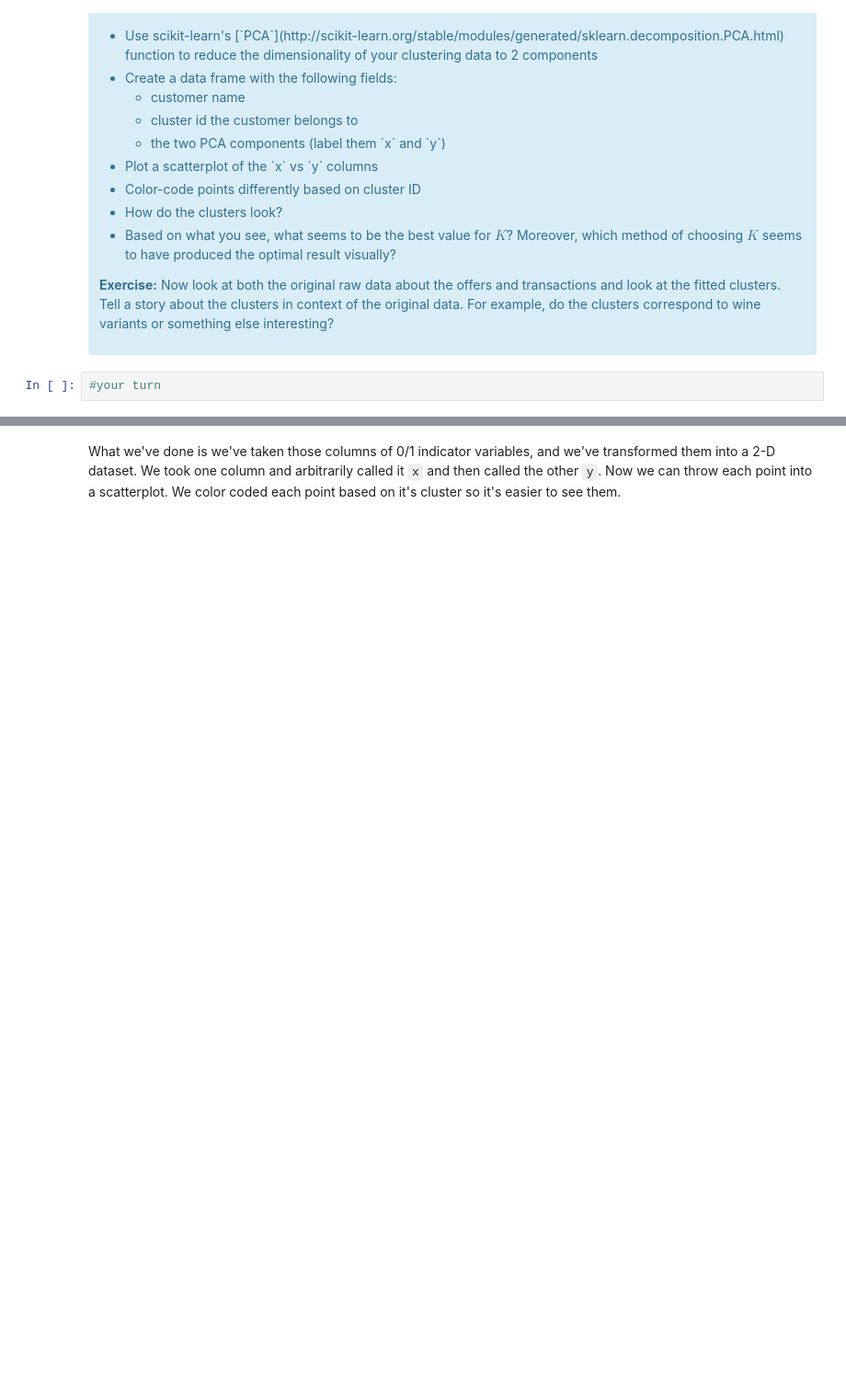
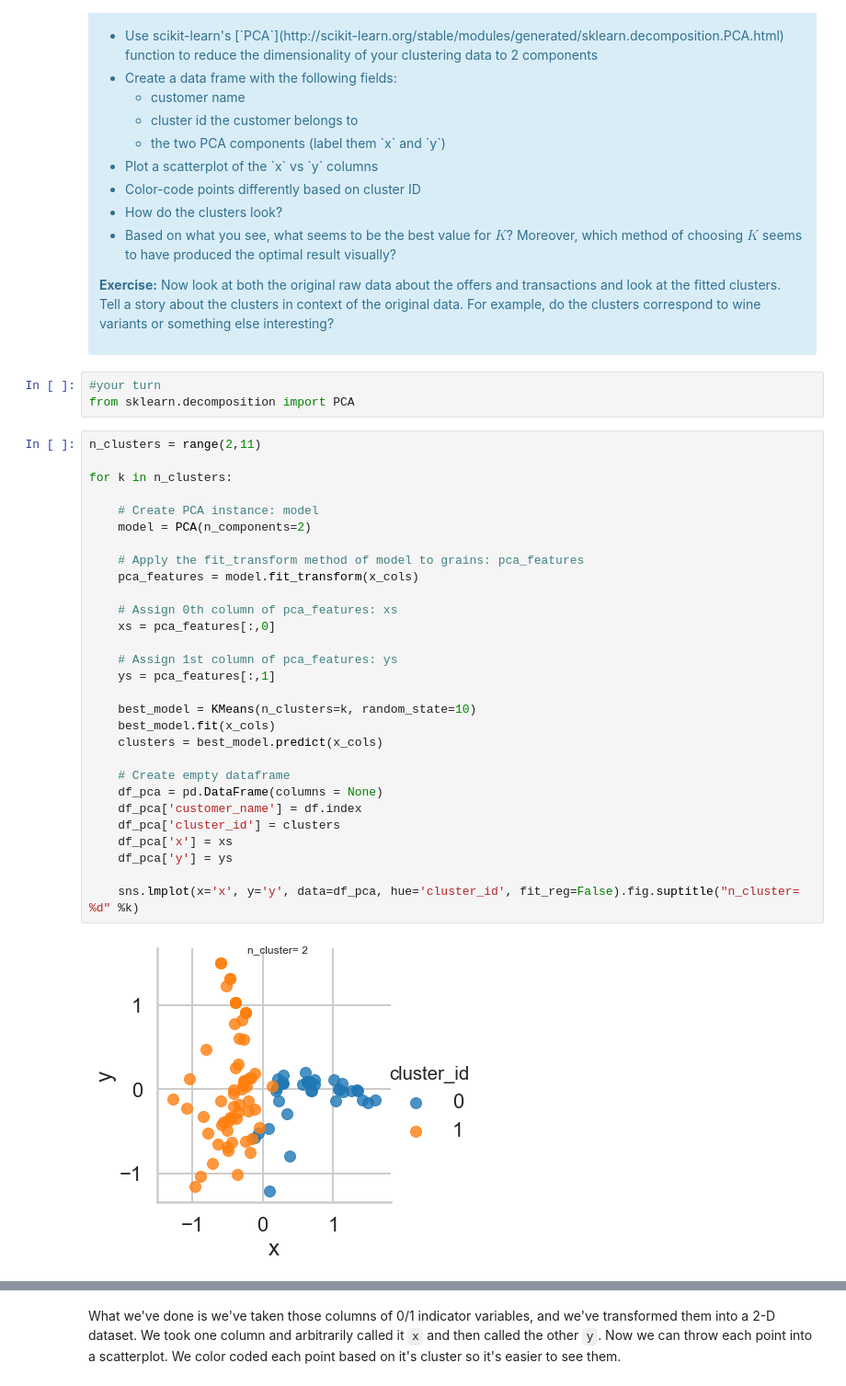
Before and after one commit to nina-driver/Springboard, a Jupyter notebook: 10 - Clustering/Mini_Project_Clustering.ipynb, the cells around one changed output, grey strips where cells are left out. Shown at 92% size. Drawn from its saved outputs; the diff is of its cells as text; blank space fills up the shorter version.

```diff
--- a/10 - Clustering/Mini_Project_Clustering.ipynb
+++ b/10 - Clustering/Mini_Project_Clustering.ipynb
@@ -372,3 +372,35 @@ This is only one use of PCA for dimension reduction. We can also use PCA when we
 </div>
 # %%
 #your turn
+from sklearn.decomposition import PCA
+# %%
+n_clusters = range(2,11)
+
+for k in n_clusters:
+
+    # Create PCA instance: model
+    model = PCA(n_components=2)
+
+    # Apply the fit_transform method of model to grains: pca_features
+    pca_features = model.fit_transform(x_cols)
+
+    # Assign 0th column of pca_features: xs
+    xs = pca_features[:,0]
+
+    # Assign 1st column of pca_features: ys
+    ys = pca_features[:,1]
+
+    best_model = KMeans(n_clusters=k, random_state=10)
+    best_model.fit(x_cols)
+    clusters = best_model.predict(x_cols)
+
+    # Create empty dataframe
+    df_pca = pd.DataFrame(columns = None)
+    df_pca['customer_name'] = df.index
+    df_pca['cluster_id'] = clusters
+    df_pca['x'] = xs
+    df_pca['y'] = ys
+
+    sns.lmplot(x='x', y='y', data=df_pca, hue='cluster_id', fit_reg=False).fig.suptitle("n_cluster= %d" %k)
+# %% [output]
+[figure, added]
```
Also changed, not shown: parts of 3 cells of this notebook.
